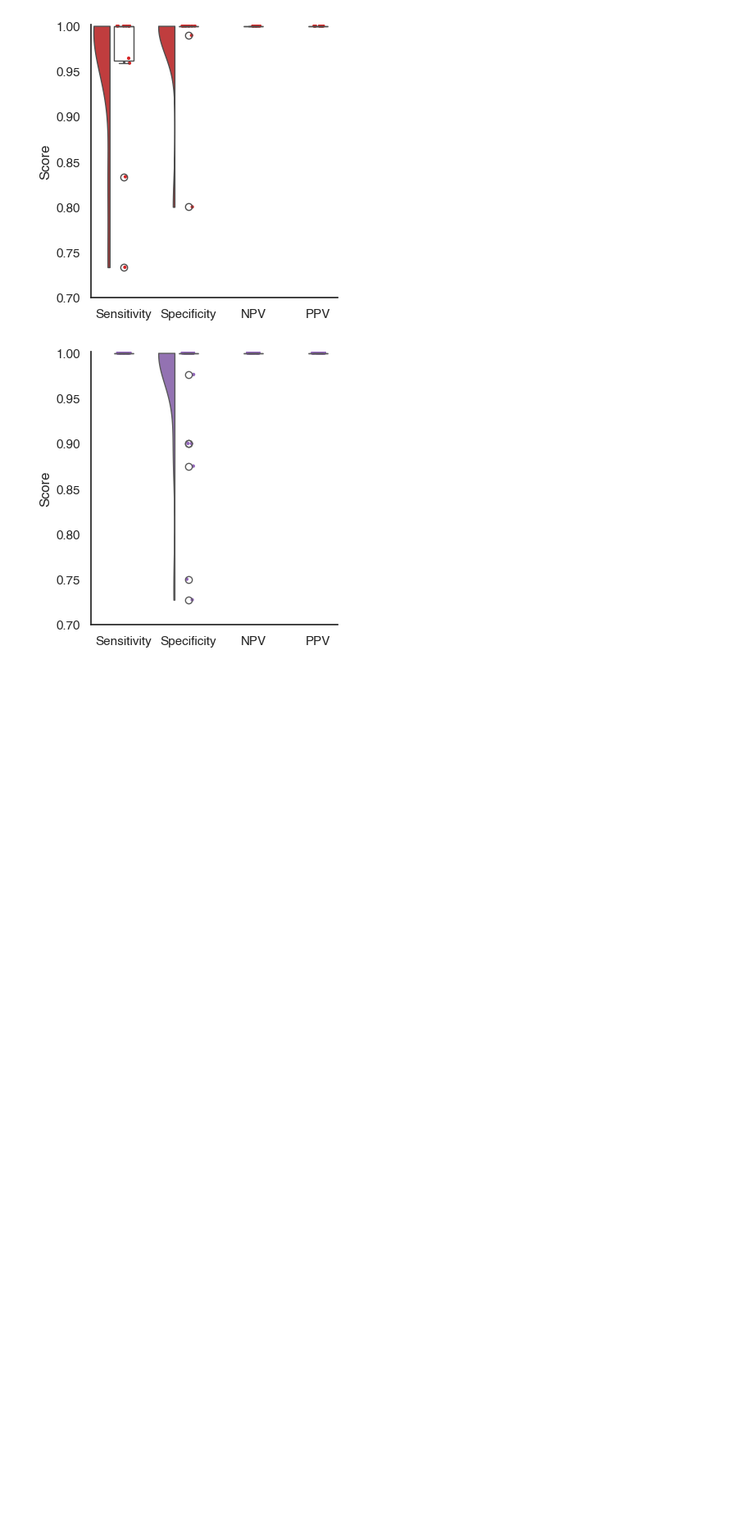
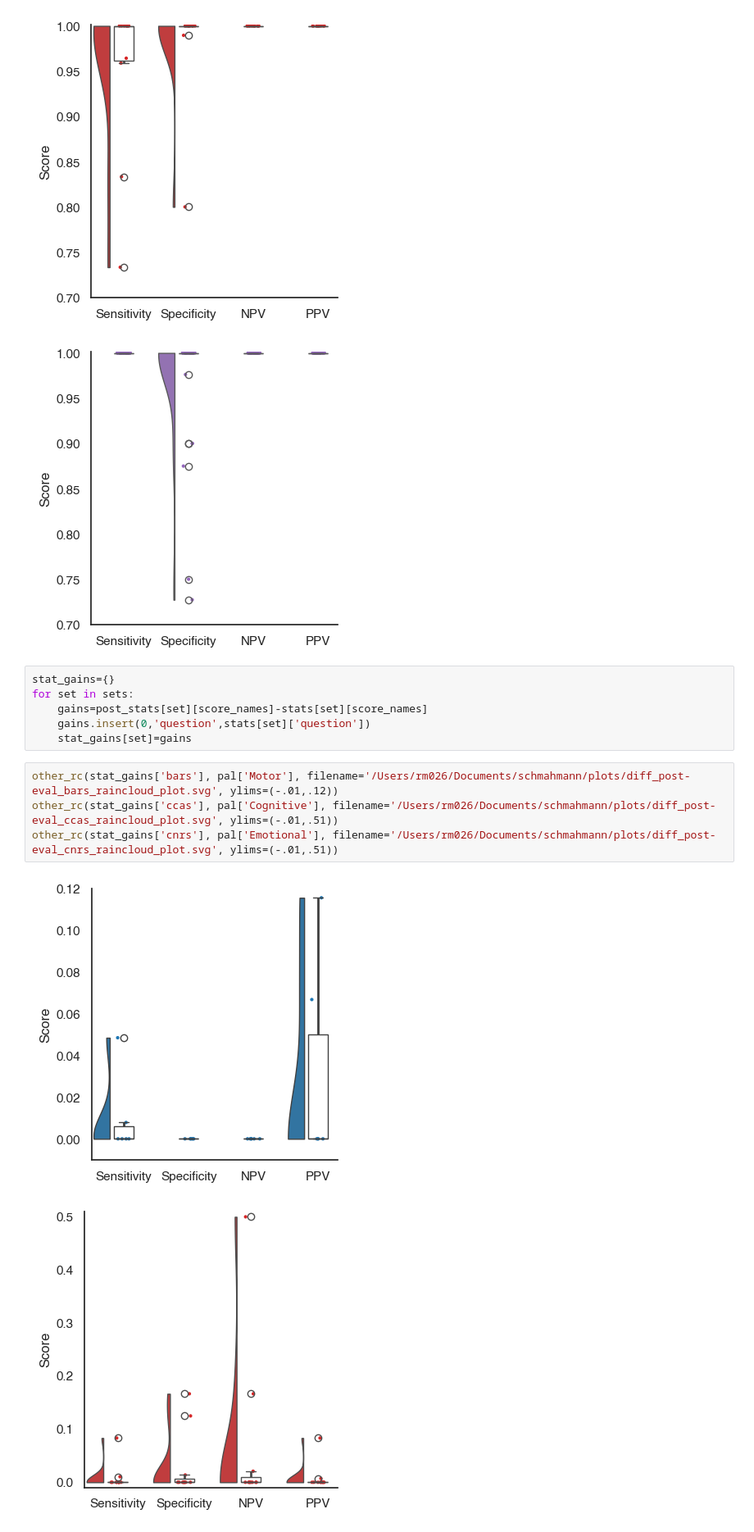
Before and after one commit to Calvinwhow/ReviewPyper, a Jupyter notebook: dev_tools/schmahmann_raynor_plots.ipynb, the cells around one changed output. Shown at 82% size. Drawn from its saved outputs; the diff is of its cells as text; blank space fills up the shorter version.

```diff
--- a/dev_tools/schmahmann_raynor_plots.ipynb
+++ b/dev_tools/schmahmann_raynor_plots.ipynb
@@ -706,3 +726,16 @@ other_rc(post_stats['cnrs'], pal['Emotional'], filename='/Users/rm026/Documents/
 [figure]
 [figure]
 [figure]
+# %%
+stat_gains={}
+for set in sets:
+    gains=post_stats[set][score_names]-stats[set][score_names]
+    gains.insert(0,'question',stats[set]['question'])
+    stat_gains[set]=gains
+# %%
+other_rc(stat_gains['bars'], pal['Motor'], filename='/Users/rm026/Documents/schmahmann/plots/diff_post-eval_bars_raincloud_plot.svg', ylims=(-.01,.12))
+other_rc(stat_gains['ccas'], pal['Cognitive'], filename='/Users/rm026/Documents/schmahmann/plots/diff_post-eval_ccas_raincloud_plot.svg', ylims=(-.01,.51))
+other_rc(stat_gains['cnrs'], pal['Emotional'], filename='/Users/rm026/Documents/schmahmann/plots/diff_post-eval_cnrs_raincloud_plot.svg', ylims=(-.01,.51))
+# %% [output]
+[figure, added]
+[figure, added]
```
Also changed, not shown: parts of 3 cells of this notebook, 4 other files.
